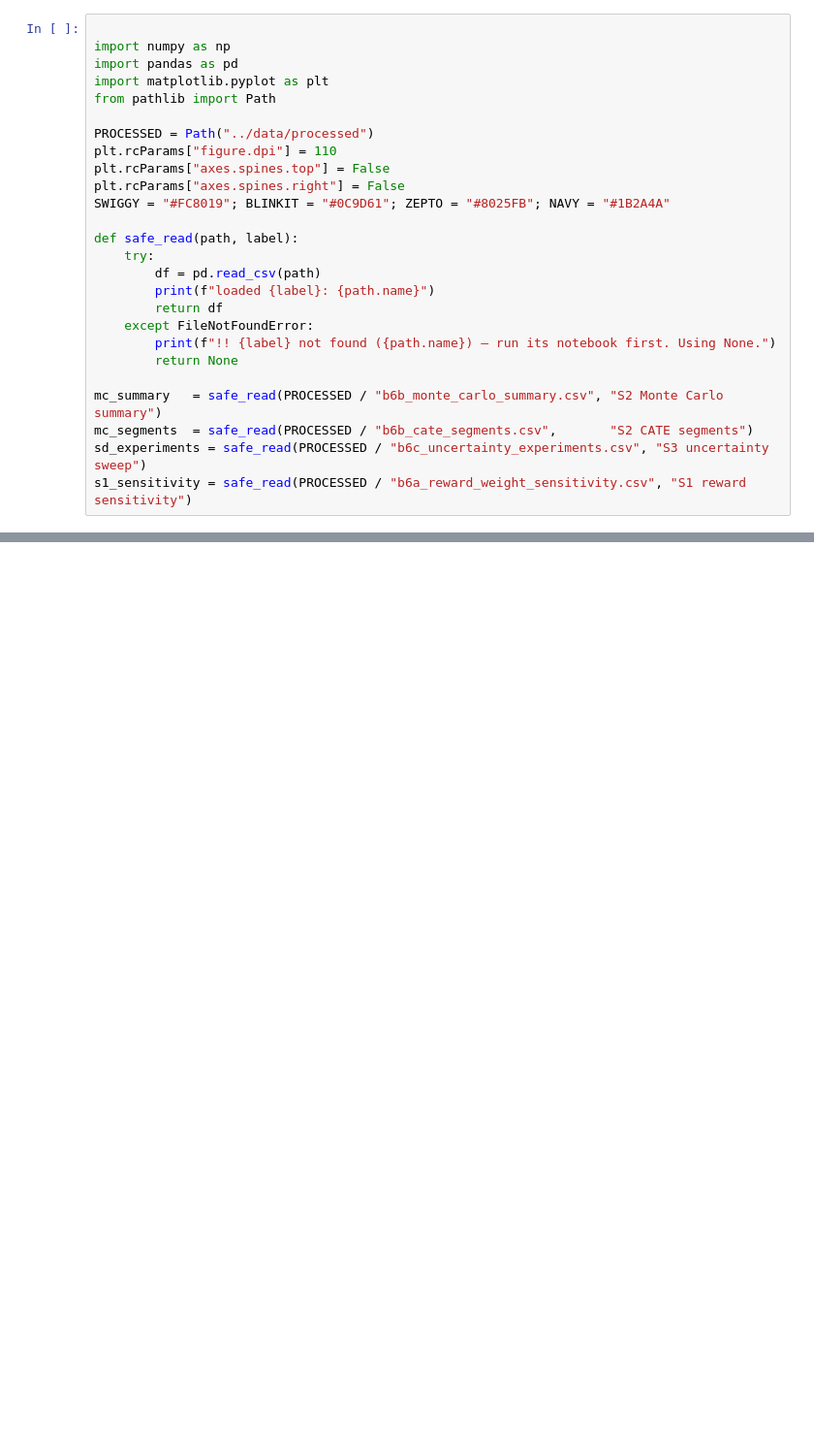
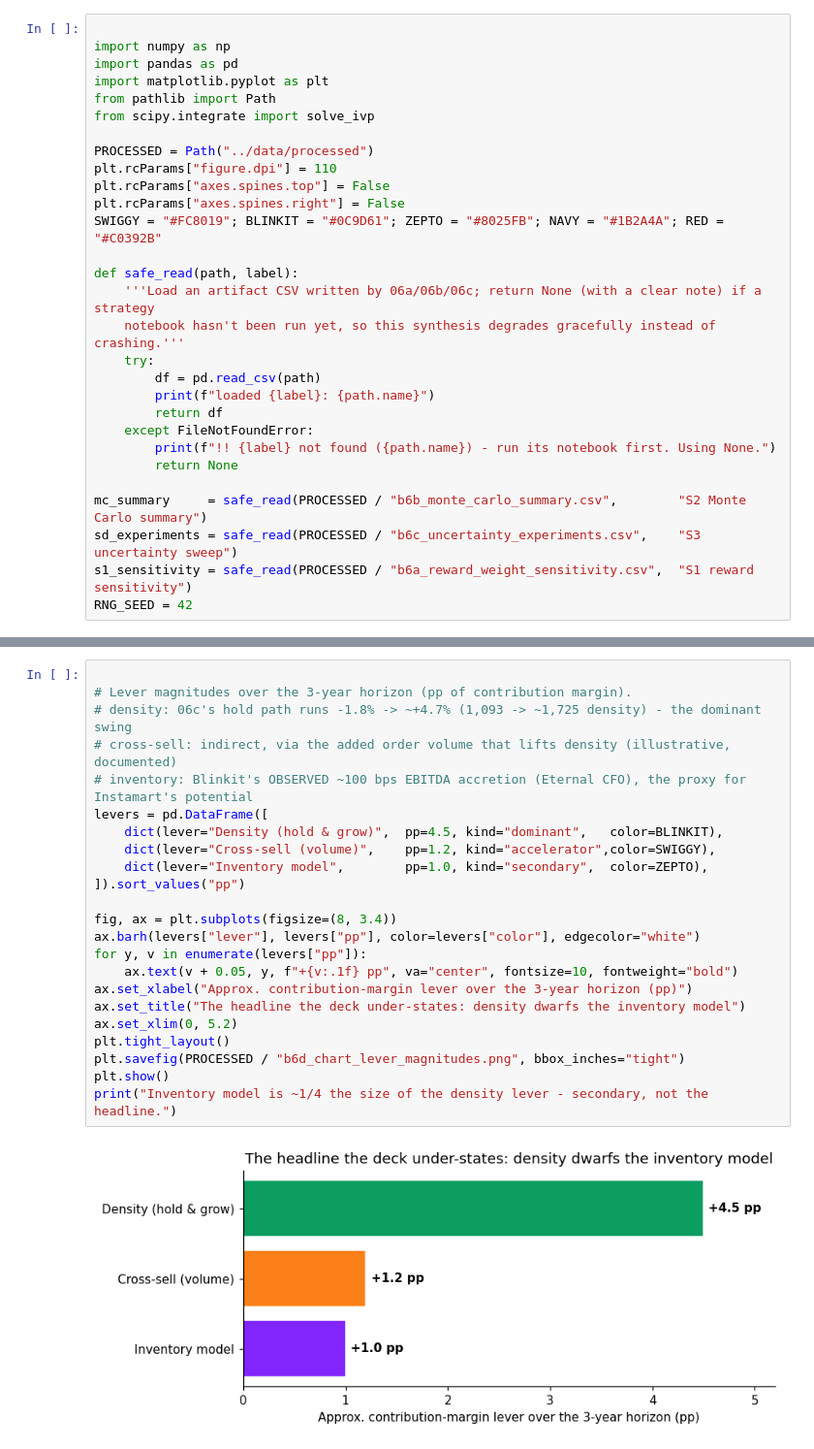
Before and after one commit to addy9051/swiggy-instamart-casestudy, a Jupyter notebook: notebooks/06d_strategy_simulation_summary.ipynb, the cells around one changed output, grey strips where cells are left out. Shown at 97% size. Drawn from its saved outputs; the diff is of its cells as text; blank space fills up the shorter version.

```diff
--- a/notebooks/06d_strategy_simulation_summary.ipynb
+++ b/notebooks/06d_strategy_simulation_summary.ipynb
@@ -24,23 +30,26 @@ import numpy as np
 import pandas as pd
 import matplotlib.pyplot as plt
 from pathlib import Path
+from scipy.integrate import solve_ivp
 
 PROCESSED = Path("../data/processed")
 plt.rcParams["figure.dpi"] = 110
 plt.rcParams["axes.spines.top"] = False
 plt.rcParams["axes.spines.right"] = False
-SWIGGY = "#FC8019"; BLINKIT = "#0C9D61"; ZEPTO = "#8025FB"; NAVY = "#1B2A4A"
+SWIGGY = "#FC8019"; BLINKIT = "#0C9D61"; ZEPTO = "#8025FB"; NAVY = "#1B2A4A"; RED = "#C0392B"
 
 def safe_read(path, label):
+    '''Load an artifact CSV written by 06a/06b/06c; return None (with a clear note) if a strategy
+    notebook hasn't been run yet, so this synthesis degrades gracefully instead of crashing.'''
     try:
         df = pd.read_csv(path)
         print(f"loaded {label}: {path.name}")
         return df
     except FileNotFoundError:
-        print(f"!! {label} not found ({path.name}) — run its notebook first. Using None.")
+        print(f"!! {label} not found ({path.name}) - run its notebook first. Using None.")
         return None
 
-mc_summary   = safe_read(PROCESSED / "b6b_monte_carlo_summary.csv", "S2 Monte Carlo summary")
-mc_segments  = safe_read(PROCESSED / "b6b_cate_segments.csv",       "S2 CATE segments")
-sd_experiments = safe_read(PROCESSED / "b6c_uncertainty_experiments.csv", "S3 uncertainty sweep")
-s1_sensitivity = safe_read(PROCESSED / "b6a_reward_weight_sensitivity.csv", "S1 reward sensitivity")
+mc_summary     = safe_read(PROCESSED / "b6b_monte_carlo_summary.csv",        "S2 Monte Carlo summary")
+sd_experiments = safe_read(PROCESSED / "b6c_uncertainty_experiments.csv",    "S3 uncertainty sweep")
+s1_sensitivity = safe_read(PROCESSED / "b6a_reward_weight_sensitivity.csv",  "S1 reward sensitivity")
+RNG_SEED = 42
@@ -129,0 +77,25 @@ together vs. each alone — built on the same calibrated assumptions, and explic
+# %%
+
+# Lever magnitudes over the 3-year horizon (pp of contribution margin).
+# density: 06c's hold path runs -1.8% -> ~+4.7% (1,093 -> ~1,725 density) - the dominant swing
+# cross-sell: indirect, via the added order volume that lifts density (illustrative, documented)
+# inventory: Blinkit's OBSERVED ~100 bps EBITDA accretion (Eternal CFO), the proxy for Instamart's potential
+levers = pd.DataFrame([
+    dict(lever="Density (hold & grow)",  pp=4.5, kind="dominant",   color=BLINKIT),
+    dict(lever="Cross-sell (volume)",    pp=1.2, kind="accelerator",color=SWIGGY),
+    dict(lever="Inventory model",        pp=1.0, kind="secondary",  color=ZEPTO),
+]).sort_values("pp")
+
+fig, ax = plt.subplots(figsize=(8, 3.4))
+ax.barh(levers["lever"], levers["pp"], color=levers["color"], edgecolor="white")
+for y, v in enumerate(levers["pp"]):
+    ax.text(v + 0.05, y, f"+{v:.1f} pp", va="center", fontsize=10, fontweight="bold")
+ax.set_xlabel("Approx. contribution-margin lever over the 3-year horizon (pp)")
+ax.set_title("The headline the deck under-states: density dwarfs the inventory model")
+ax.set_xlim(0, 5.2)
+plt.tight_layout()
+plt.savefig(PROCESSED / "b6d_chart_lever_magnitudes.png", bbox_inches="tight")
+plt.show()
+print("Inventory model is ~1/4 the size of the density lever - secondary, not the headline.")
+# %% [output]
+[figure, added]
```
Also changed, not shown: parts of 30 cells of this notebook, 39 other files.
